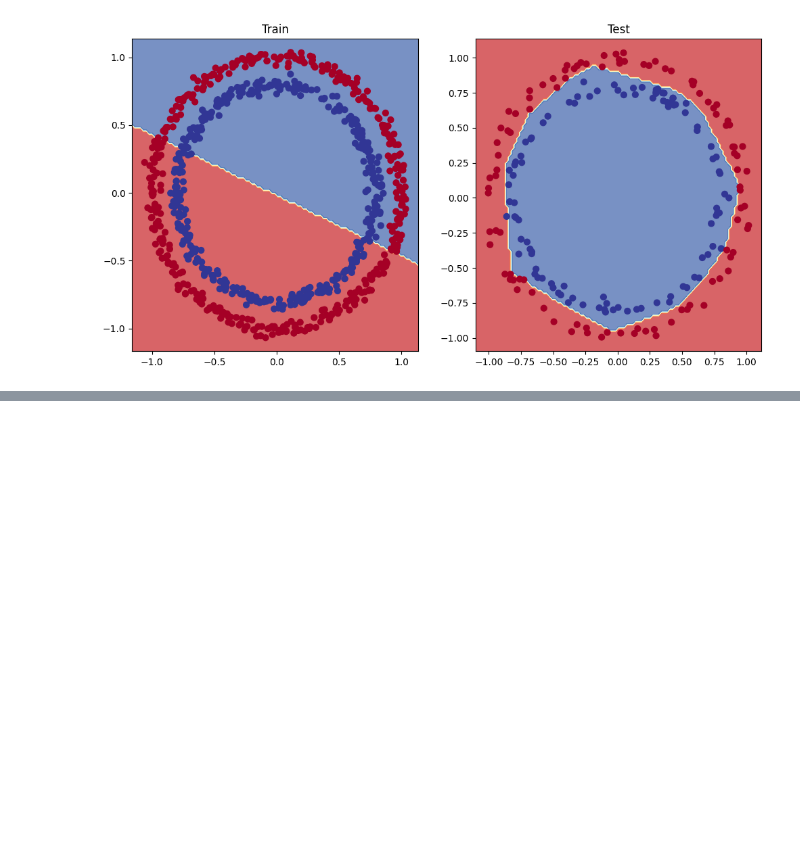
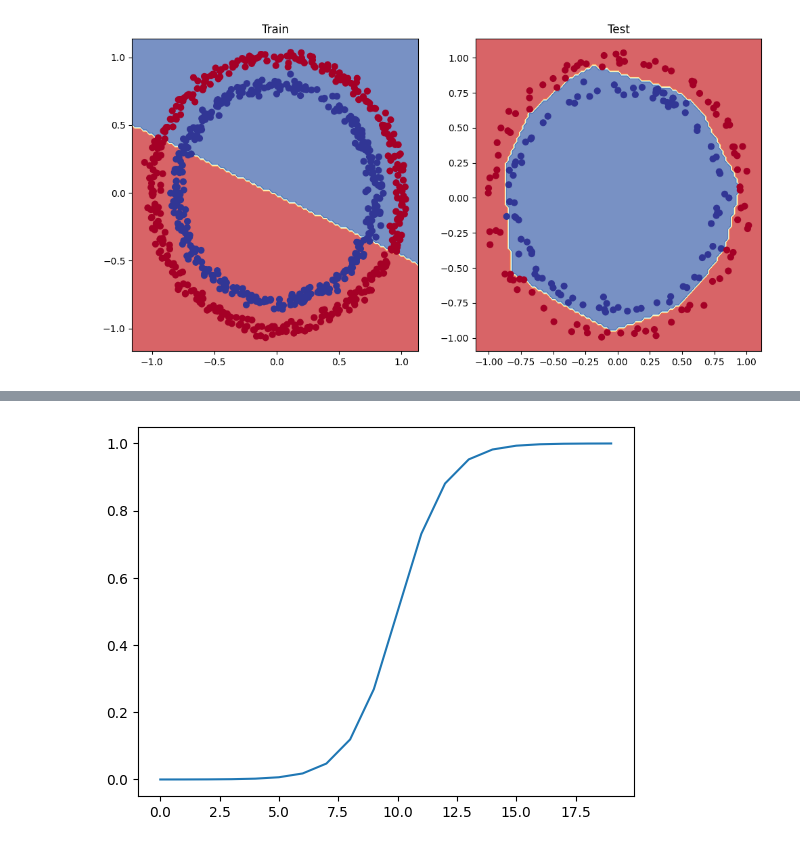
Before and after one commit to MeMikolaj/0_PyTorch-Deep-Learning, a Jupyter notebook: 02_neural_network_classification_with_pytorch.ipynb, the cells around one changed output, grey strips where cells are left out. Cells and saved outputs as stored; diff of their text form; code cells hidden in the pictures; blank space fills up the shorter version.

```diff
--- a/02_neural_network_classification_with_pytorch.ipynb
+++ b/02_neural_network_classification_with_pytorch.ipynb
@@ -810,0 +845,8 @@ plot_decision_boundary(model_3, X_test, y_test) # Non-linear
+# %%
+# The same for Sigmoid
+def sigmoid(x):
+  return 1 / (1 + torch.exp(-x))
+
+plt.plot(sigmoid(A));
+# %% [output]
+[figure, added]
```
Also changed, not shown: parts of 7 cells of this notebook.
